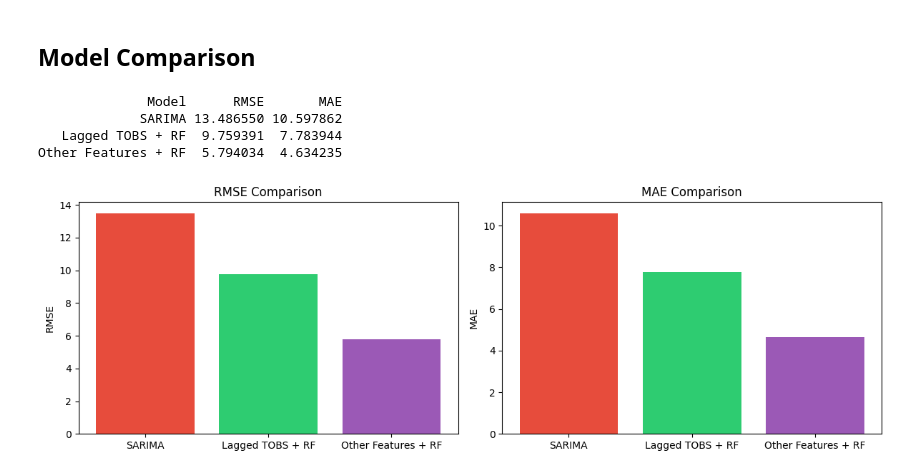
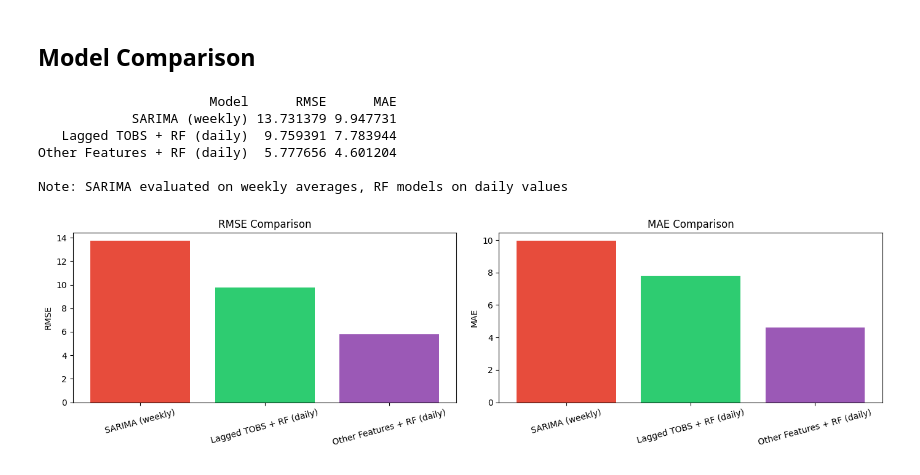
Before and after one commit to NareMu/ML-Classification-and-Clustering-Project, a Jupyter notebook: proj2/part2-2.ipynb, the cells around one changed output. Saved outputs shown, nothing was run; the diff lists cells and outputs as text; code cells hidden in the pictures.

```diff
--- a/proj2/part2-2.ipynb
+++ b/proj2/part2-2.ipynb
@@ -144,16 +395,0 @@ Warnings:
-# %%
-forecast_sarima = results_sarima.forecast(steps=len(test))
-forecast_sarima.index = test.index
-
-rmse_sarima = root_mean_squared_error(test['TOBS'], forecast_sarima)
-mae_sarima = mean_absolute_error(test['TOBS'], forecast_sarima)
-print(f'SARIMA — RMSE: {rmse_sarima:.2f}, MAE: {mae_sarima:.2f}')
-
-plt.figure(figsize=(14, 4))
-plt.plot(train.index, train['TOBS'], label='Train')
-plt.plot(test.index, test['TOBS'], label='Actual', color='orange')
-plt.plot(test.index, forecast_sarima, label='SARIMA Forecast', color='red', linestyle='--')
-plt.title('SARIMA Forecast')
-plt.legend()
-plt.tight_layout()
-plt.show()
@@ -219,12 +464,12 @@ Lagged RF — RMSE: 9.76, MAE: 7.78
 # %% [markdown]
 ## Model 3: Other Features (no TOBS) + Random Forest
 # %%
-other_features = ['PRCP', 'SNOW', 'SNWD', 'TMAX', 'TMIN']
+other_features = ['PRCP', 'TMAX', 'TMIN']
 
-X_train_other = train[other_features]
-y_train_other = train['TOBS']
-X_test_other = test[other_features]
-y_test_other = test['TOBS']
+X_train_other = train_df[other_features]
+y_train_other = train_df['TOBS']
+X_test_other = test_df[other_features]
+y_test_other = test_df['TOBS']
 
 rf_other = RandomForestRegressor(n_estimators=200, random_state=42)
 rf_other.fit(X_train_other, y_train_other)
@@ -235,9 +480,9 @@ mae_other = mean_absolute_error(y_test_other, y_pred_other)
 print(f'Other Features RF — RMSE: {rmse_other:.2f}, MAE: {mae_other:.2f}')
 
 plt.figure(figsize=(14, 4))
-plt.plot(train.index, train['TOBS'], label='Train')
-plt.plot(test.index, y_test_other, label='Actual', color='orange')
-plt.plot(test.index, y_pred_other, label='Other Features RF', color='purple', linestyle='--')
+plt.plot(train_df.index, train_df['TOBS'], label='Train')
+plt.plot(test_df.index, y_test_other, label='Actual', color='orange')
+plt.plot(test_df.index, y_pred_other, label='Other Features RF', color='purple', linestyle='--')
 plt.title('Other Features + Random Forest')
 plt.legend()
 plt.tight_layout()
@@ -251,26 +496,33 @@ Other Features RF — RMSE: 5.79, MAE: 4.63
 ## Model Comparison
 # %%
 comparison = pd.DataFrame({
-    'Model': ['SARIMA', 'Lagged TOBS + RF', 'Other Features + RF'],
+    'Model': ['SARIMA (weekly)', 'Lagged TOBS + RF (daily)', 'Other Features + RF (daily)'],
     'RMSE': [rmse_sarima, rmse_lag, rmse_other],
     'MAE': [mae_sarima, mae_lag, mae_other]
 })
 print(comparison.to_string(index=False))
+print('\nNote: SARIMA evaluated on weekly averages, RF models on daily values')
 
-fig, axes = plt.subplots(1, 2, figsize=(12, 4))
-axes[0].bar(comparison['Model'], comparison['RMSE'], color=['#e74c3c', '#2ecc71', '#9b59b6'])
+fig, axes = plt.subplots(1, 2, figsize=(14, 4))
+colors = ['#e74c3c', '#2ecc71', '#9b59b6']
+
+axes[0].bar(comparison['Model'], comparison['RMSE'], color=colors)
 axes[0].set_title('RMSE Comparison')
 axes[0].set_ylabel('RMSE')
+axes[0].tick_params(axis='x', rotation=15)
 
-axes[1].bar(comparison['Model'], comparison['MAE'], color=['#e74c3c', '#2ecc71', '#9b59b6'])
+axes[1].bar(comparison['Model'], comparison['MAE'], color=colors)
 axes[1].set_title('MAE Comparison')
 axes[1].set_ylabel('MAE')
+axes[1].tick_params(axis='x', rotation=15)
 
 plt.tight_layout()
 plt.show()
 # %% [output]
-              Model      RMSE       MAE
-             SARIMA 13.486550 10.597862
-   Lagged TOBS + RF  9.759391  7.783944
-Other Features + RF  5.794034  4.634235
+                      Model      RMSE      MAE
+            SARIMA (weekly) 13.731379 9.947731
+   Lagged TOBS + RF (daily)  9.759391 7.783944
+Other Features + RF (daily)  5.777656 4.601204
+
+Note: SARIMA evaluated on weekly averages, RF models on daily values
-[figure, old version]
+[figure, new version]
```
Also changed, not shown: parts of 43 cells of this notebook, 8 other files.
